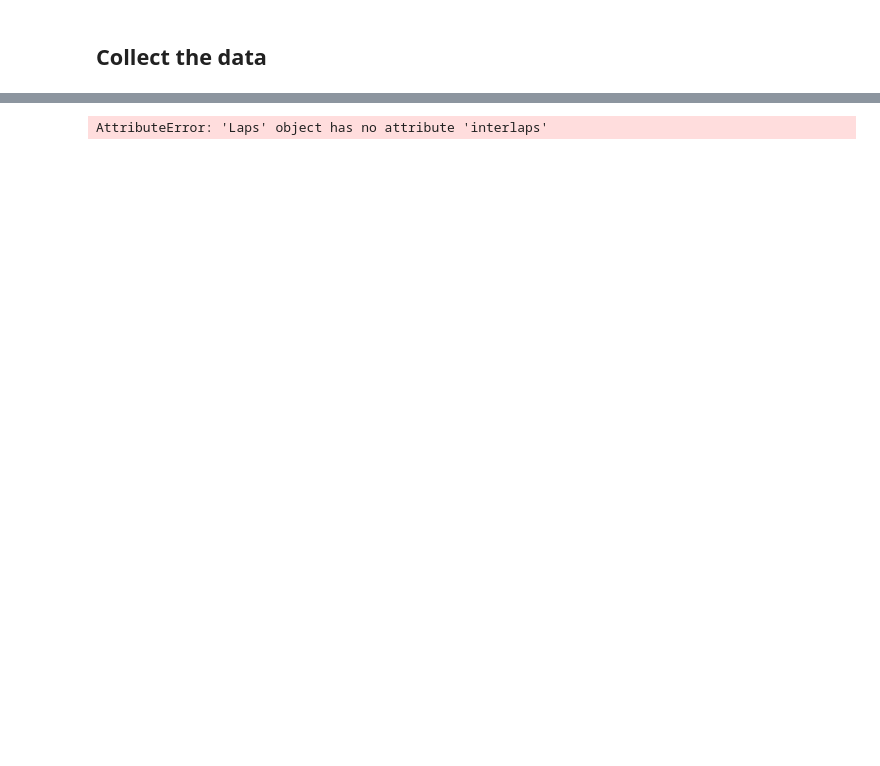
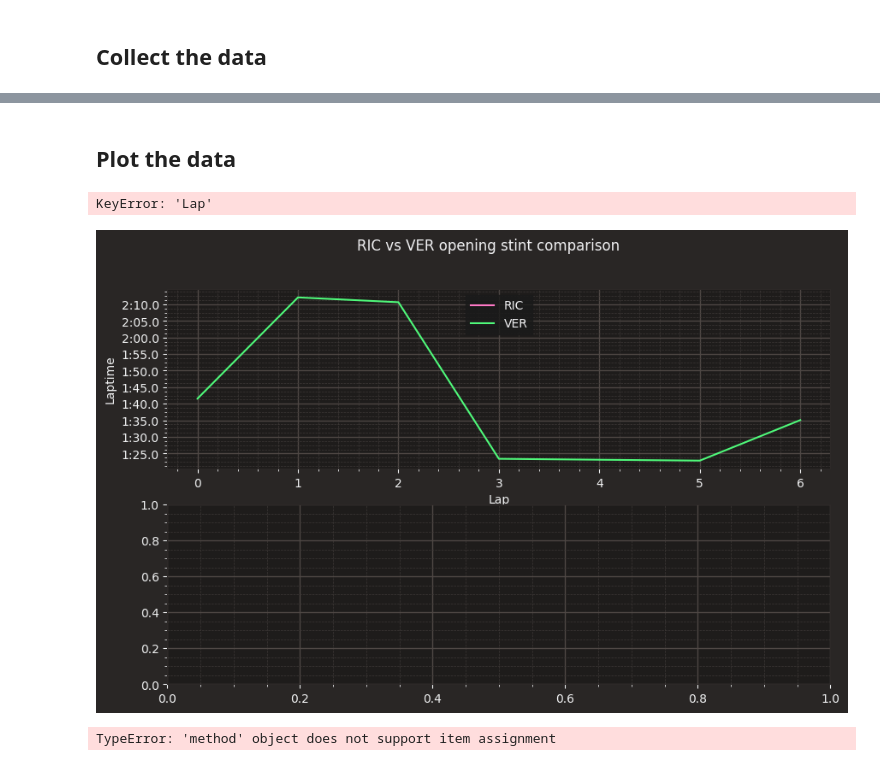
Before and after one commit to langatkevin/F1-Analytics, a Jupyter notebook: f1.ipynb, the cells around one changed output, grey strips where cells are left out. Saved outputs shown, nothing was run; the diff lists cells and outputs as text; code cells hidden in the pictures; blank space fills up the shorter version.

Commit message:
First Plot

```diff
--- a/f1.ipynb
+++ b/f1.ipynb
@@ -84,25 +81,73 @@ laps_lec["RaceLapNumber"] = laps_lec["LapNumber"] - 1
 full_distance_ver_ric = pd.DataFrame()
 full_distance_ver_ric = pd.DataFrame()
 # %%
-for lap in laps_ric.interlaps():
-    telementary = lap[1].get_car_data().add_distance().add_driver_ahead()
+for lap in laps_ver.iterlaps():
+    telemetry = lap[1].get_car_data().add_distance().add_driver_ahead()
 
-    telementary = telementary.loc[telementary["DriverAhead"] == "3"]
+    # Only run this loop when driver ahead is RIC, otherwise we compare wrong distance gaps
+    telemetry = telemetry.loc[telemetry['DriverAhead'] == "3"]
 
-    if len(telementary) != 0:
-        lap_telementary = telementary[["Distance", "DistanceToDriverAhead"]]
-        lap_telementary.loc[:, "Lap"] = lap[0] + 1
+    if len(telemetry) != 0:
+        # Full distance
+        lap_telemetry = telemetry[['Distance', 'DistanceToDriverAhead']]
+        lap_telemetry.loc[:, 'Lap'] = lap[0] + 1
 
-        full_distance_ver_ric = full_distance_ver_ric.append(lap_telementary)
+        full_distance_ver_ric = full_distance_ver_ric.append(lap_telemetry)
 
-        #Average/median distance
-        average_distance = lap_telementary["DistanceToDriverAhead"].mean()
-        median_distance = lap_telementary["DistanceToDriverAhead"].median()
+        # Average / median distance
+        distance_mean = np.nanmean(telemetry['DistanceToDriverAhead'])
+        distance_median = np.nanmedian(telemetry['DistanceToDriverAhead'])
 
-        summarized_distance_ver_ric = summarized_distance_ver_ric.append({
+        full_distance_ver_ric = full_distance_ver_ric.append({
             'Lap': lap[0] + 1,
-            'Mean': average_distance,
-            'Median': median_distance
+            'Mean': distance_mean,
+            'Median': distance_median
         }, ignore_index = True)
-# %% [output]
-AttributeError: 'Laps' object has no attribute 'interlaps'
+# %% [markdown]
+## Plot the data
+# %%
+plt.rcParams['figure.figsize'] = [10, 6]
+
+fig, ax = plt.subplots(2)
+fig.suptitle("RIC vs VER opening stint comparison")
+
+ax[0].plot(laps_ric['RaceLapNumber'], laps_ric['LapTime'], label='RIC')
+ax[0].plot(laps_ver['RaceLapNumber'], laps_ver['LapTime'], label='VER')
+ax[0].set(ylabel='Laptime', xlabel='Lap')
+ax[0].legend(loc="upper center")
+
+ax[1].plot(full_distance_ver_ric['Lap'], full_distance_ver_ric['Mean'], label='Mean', color='red')
+ax[1].plot(full_distance_ver_ric['Lap'], full_distance_ver_ric['Median'], label='Median', color='grey')
+ax[1].set(ylabel='Distance (meters)', xlabel='Lap')
+ax[1].legend(loc="upper center")
+
+# Hide x labels and tick labels for top plots and y ticks for right plots.
+for a in ax.flat:
+    a.label_outer()
+
+plt.show()
+# %% [output]
+KeyError: 'Lap'
+[figure, added]
+# %%
+plt.rcParams.update["figure.figsize"] = (20, 10)
+
+fig, ax = plt.subplots()
+fig.suptitle("RIC vs VER Opening Stint Comparison")
+
+ax[0].plot(laps_ric['RaceLapNumber'], laps_ric['LapTime'], label = 'RIC', color = 'red')
+ax[0].plot(laps_ver['RaceLapNumber'], laps_ver['LapTime'], label = 'VER', color = 'orange')
+ax[0].set(xlabel = "Lap', ylabel = 'Lap Time (s)")
+ax[0].legend(loc = 'upper center')
+
+ax[0].plot(summarized_distance_ver_ric['Lap'], summarized_distance_ver_ric['Mean'], label = 'Mean Distance', color = 'blue')
+ax[0].plot(summarized_distance_ver_ric['Lap'], summarized_distance_ver_ric['Median'], label = 'Median Distance', color = 'green')
+ax[0].legend(loc = 'upper center')
+
+#Hide x labels and tick labels
+for a in ax.flat:
+    a.label_outer()
+
+plt.show()
+# %% [output]
+TypeError: 'method' object does not support item assignment
```
Also changed, not shown: parts of 1 cell of this notebook, 1 other file.
